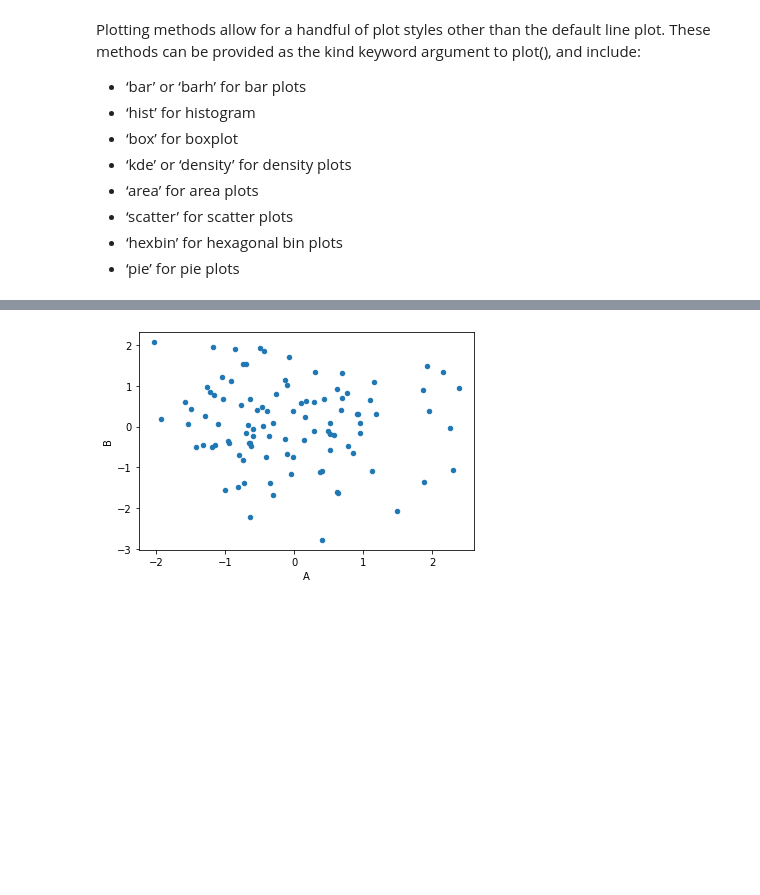
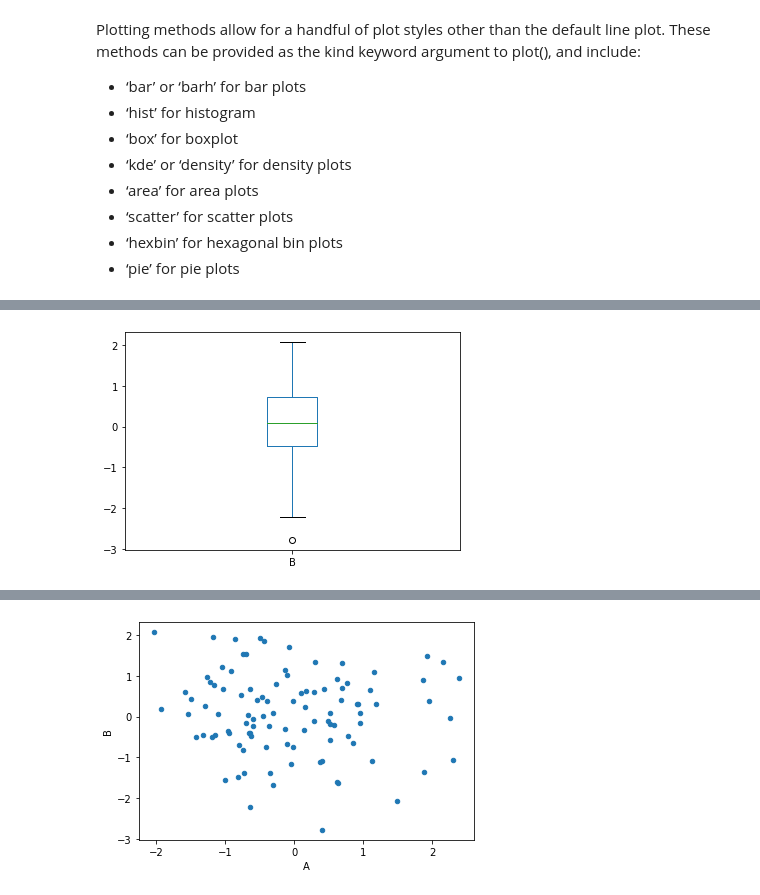
Before and after one commit to tkaya94/UdemyDataScience, a Jupyter notebook: 4_Matplotlib/08_Pandas.ipynb, the cells around one changed output, grey strips where cells are left out. Cells and saved outputs as stored; diff of their text form; code cells hidden in the pictures; blank space fills up the shorter version.

```diff
--- a/4_Matplotlib/08_Pandas.ipynb
+++ b/4_Matplotlib/08_Pandas.ipynb
@@ -66,0 +72,4 @@ df.plot(kind="hist");
+# %%
+df.plot(kind="box", x="A", y="B");
+# %% [output]
+[figure, added]
```
Also changed, not shown: parts of 7 cells of this notebook, 1 other file.
